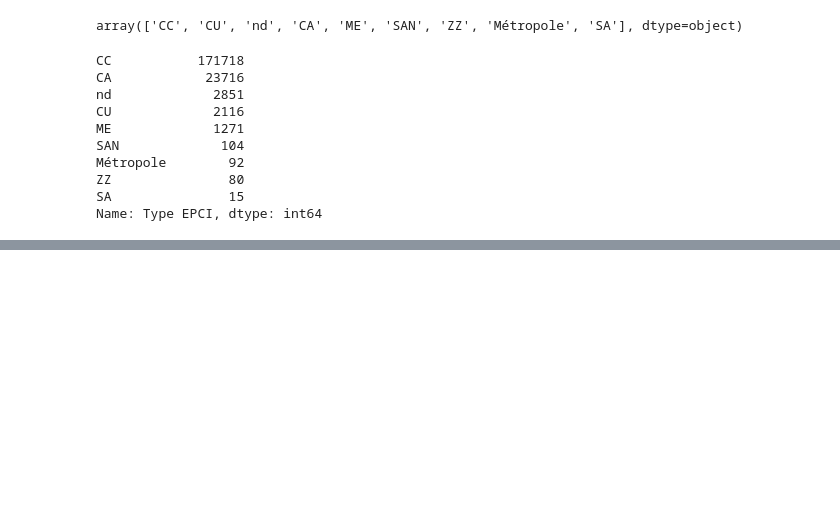
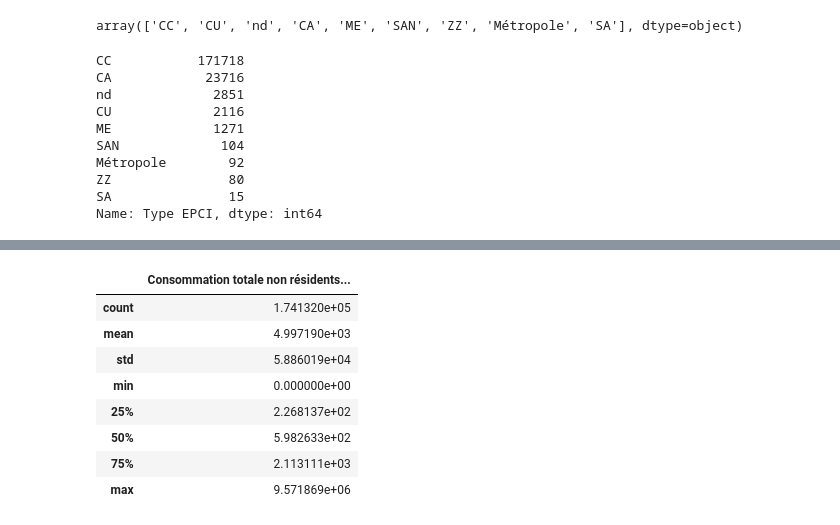
Before and after one commit to Kous92/Projet-Introduction-au-Big-Data-Etude-de-la-consommation-electrique, a Jupyter notebook: projet_big_data_electricite.ipynb, the cells around one changed output, grey strips where cells are left out. Drawn from its saved outputs; the diff is of its cells as text; code cells hidden in the pictures; blank space fills up the shorter version.

```diff
--- a/projet_big_data_electricite.ipynb
+++ b/projet_big_data_electricite.ipynb
@@ -141,0 +178,12 @@ Name: Type EPCI, dtype: int64
+# %%
+energie_data_frame.describe()
+# %% [output]
+|  | Consommation totale non résidents... |
+| count | 1.741320e+05 |
+| mean | 4.997190e+03 |
+| std | 5.886019e+04 |
+| min | 0.000000e+00 |
+| 25% | 2.268137e+02 |
+| 50% | 5.982633e+02 |
+| 75% | 2.113111e+03 |
+| max | 9.571869e+06 |
```
Also changed, not shown: parts of 6 cells of this notebook.
